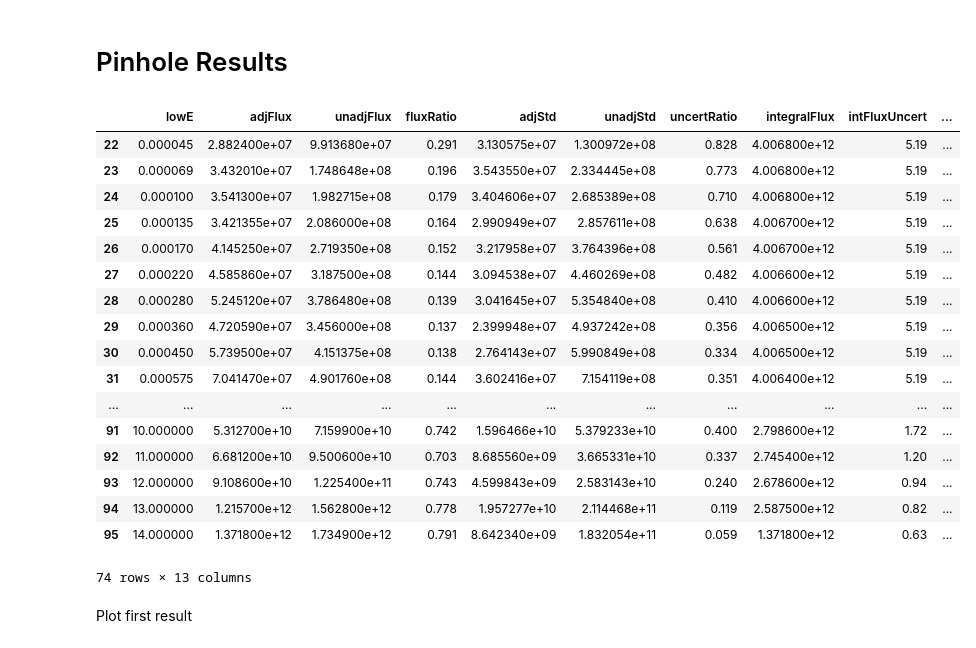
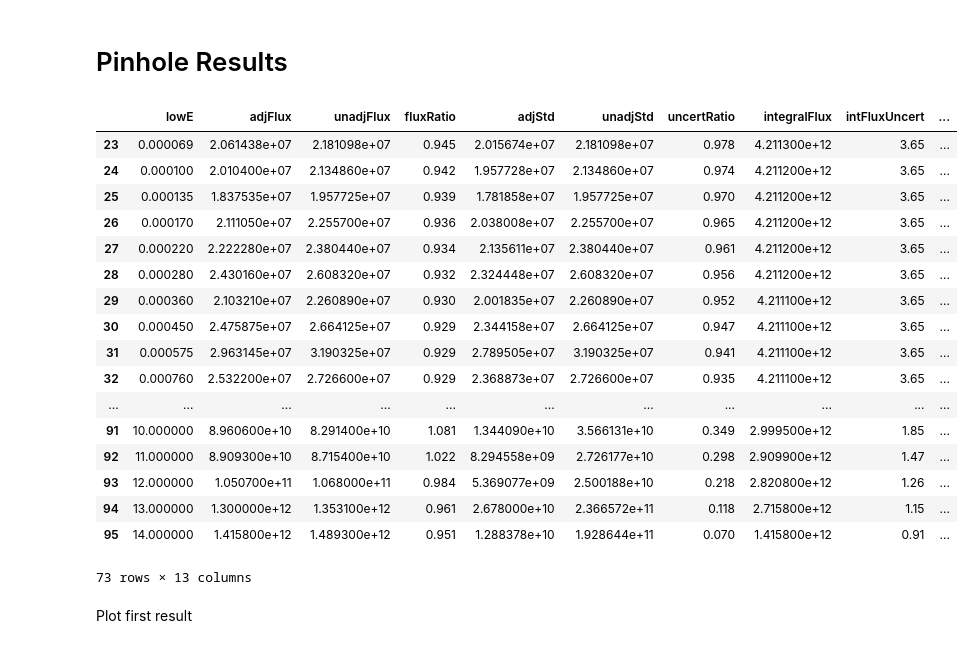
Before and after one commit to nickquartemont/NENG612, a Jupyter notebook: NIF_Unfold/Unfold/Unfold_Walkthrough1.ipynb, the cells around one changed output. Drawn from its saved outputs; the diff is of its cells as text; code cells hidden in the pictures.

```diff
--- a/NIF_Unfold/Unfold/Unfold_Walkthrough1.ipynb
+++ b/NIF_Unfold/Unfold/Unfold_Walkthrough1.ipynb
@@ -71,44 +71,44 @@ STAYSL is ran by executing the executable from the command line
 # %%
 import pandas as pd
 from DataAnalysis.DataManipulation import bin_integration, bin_differentiation
 
-path = 'C:/Users/nickq/Documents/AFIT_Masters/NENG612/NIF_Unfold/Unfold/STAYSL/Pin_N120405v2/stayslin.out'
+path = 'C:/Users/nickq/Documents/AFIT_Masters/NENG612/NIF_Unfold/Unfold/STAYSL/Pin_N120405_iter/stayslin.out'
 df = pd.read_table(path, engine='python', sep='\s+', skiprows=101, skipfooter=649, header=None,
                    names=['lowE', 'adjFlux', 'unadjFlux', 'fluxRatio', 'adjStd',
                           'unadjStd', 'uncertRatio', 'integralFlux', 'intFluxUncert'])
 
 df.apply(pd.to_numeric)
 
 df['adjFlux'] = bin_integration(df['lowE'].tolist(), df['adjFlux'].tolist(), 'low')
 df['adjLethargy'] =  bin_differentiation(df['lowE'].tolist(), df['adjFlux'].tolist(), 'low', True)
 df['unadjFlux'] = bin_integration(df['lowE'].tolist(), df['unadjFlux'].tolist(), 'low')
 df['unadjLethargy'] =  bin_differentiation(df['lowE'].tolist(), df['unadjFlux'].tolist(), 'low', True)
 
 df['adjLethargyStd'] = df['adjStd'] * df['adjLethargy'] / 100
 df['unadjLethargyStd'] = df['unadjStd'] * df['adjLethargy'] / 100
 df['adjStd'] = df['adjStd'] * df['adjFlux'] / 100
 df['unadjStd'] = df['unadjStd'] * df['unadjFlux'] / 100
 
 df
 # %% [output]
 |  | lowE | adjFlux | unadjFlux | fluxRatio | adjStd | unadjStd | uncertRatio | integralFlux | intFluxUncert | ... |
-| 22 | 0.000045 | 2.882400e+07 | 9.913680e+07 | 0.291 | 3.130575e+07 | 1.300972e+08 | 0.828 | 4.006800e+12 | 5.19 | ... |
-| 23 | 0.000069 | 3.432010e+07 | 1.748648e+08 | 0.196 | 3.543550e+07 | 2.334445e+08 | 0.773 | 4.006800e+12 | 5.19 | ... |
-| 24 | 0.000100 | 3.541300e+07 | 1.982715e+08 | 0.179 | 3.404606e+07 | 2.685389e+08 | 0.710 | 4.006800e+12 | 5.19 | ... |
-| 25 | 0.000135 | 3.421355e+07 | 2.086000e+08 | 0.164 | 2.990949e+07 | 2.857611e+08 | 0.638 | 4.006700e+12 | 5.19 | ... |
-| 26 | 0.000170 | 4.145250e+07 | 2.719350e+08 | 0.152 | 3.217958e+07 | 3.764396e+08 | 0.561 | 4.006700e+12 | 5.19 | ... |
-| 27 | 0.000220 | 4.585860e+07 | 3.187500e+08 | 0.144 | 3.094538e+07 | 4.460269e+08 | 0.482 | 4.006600e+12 | 5.19 | ... |
-| 28 | 0.000280 | 5.245120e+07 | 3.786480e+08 | 0.139 | 3.041645e+07 | 5.354840e+08 | 0.410 | 4.006600e+12 | 5.19 | ... |
-| 29 | 0.000360 | 4.720590e+07 | 3.456000e+08 | 0.137 | 2.399948e+07 | 4.937242e+08 | 0.356 | 4.006500e+12 | 5.19 | ... |
-| 30 | 0.000450 | 5.739500e+07 | 4.151375e+08 | 0.138 | 2.764143e+07 | 5.990849e+08 | 0.334 | 4.006500e+12 | 5.19 | ... |
-| 31 | 0.000575 | 7.041470e+07 | 4.901760e+08 | 0.144 | 3.602416e+07 | 7.154119e+08 | 0.351 | 4.006400e+12 | 5.19 | ... |
+| 23 | 0.000069 | 2.061438e+07 | 2.181098e+07 | 0.945 | 2.015674e+07 | 2.181098e+07 | 0.978 | 4.211300e+12 | 3.65 | ... |
+| 24 | 0.000100 | 2.010400e+07 | 2.134860e+07 | 0.942 | 1.957728e+07 | 2.134860e+07 | 0.974 | 4.211200e+12 | 3.65 | ... |
+| 25 | 0.000135 | 1.837535e+07 | 1.957725e+07 | 0.939 | 1.781858e+07 | 1.957725e+07 | 0.970 | 4.211200e+12 | 3.65 | ... |
+| 26 | 0.000170 | 2.111050e+07 | 2.255700e+07 | 0.936 | 2.038008e+07 | 2.255700e+07 | 0.965 | 4.211200e+12 | 3.65 | ... |
+| 27 | 0.000220 | 2.222280e+07 | 2.380440e+07 | 0.934 | 2.135611e+07 | 2.380440e+07 | 0.961 | 4.211200e+12 | 3.65 | ... |
+| 28 | 0.000280 | 2.430160e+07 | 2.608320e+07 | 0.932 | 2.324448e+07 | 2.608320e+07 | 0.956 | 4.211200e+12 | 3.65 | ... |
+| 29 | 0.000360 | 2.103210e+07 | 2.260890e+07 | 0.930 | 2.001835e+07 | 2.260890e+07 | 0.952 | 4.211100e+12 | 3.65 | ... |
+| 30 | 0.000450 | 2.475875e+07 | 2.664125e+07 | 0.929 | 2.344158e+07 | 2.664125e+07 | 0.947 | 4.211100e+12 | 3.65 | ... |
+| 31 | 0.000575 | 2.963145e+07 | 3.190325e+07 | 0.929 | 2.789505e+07 | 3.190325e+07 | 0.941 | 4.211100e+12 | 3.65 | ... |
+| 32 | 0.000760 | 2.532200e+07 | 2.726600e+07 | 0.929 | 2.368873e+07 | 2.726600e+07 | 0.935 | 4.211100e+12 | 3.65 | ... |
 | ... | ... | ... | ... | ... | ... | ... | ... | ... | ... | ... |
-| 91 | 10.000000 | 5.312700e+10 | 7.159900e+10 | 0.742 | 1.596466e+10 | 5.379233e+10 | 0.400 | 2.798600e+12 | 1.72 | ... |
-| 92 | 11.000000 | 6.681200e+10 | 9.500600e+10 | 0.703 | 8.685560e+09 | 3.665331e+10 | 0.337 | 2.745400e+12 | 1.20 | ... |
-| 93 | 12.000000 | 9.108600e+10 | 1.225400e+11 | 0.743 | 4.599843e+09 | 2.583143e+10 | 0.240 | 2.678600e+12 | 0.94 | ... |
-| 94 | 13.000000 | 1.215700e+12 | 1.562800e+12 | 0.778 | 1.957277e+10 | 2.114468e+11 | 0.119 | 2.587500e+12 | 0.82 | ... |
-| 95 | 14.000000 | 1.371800e+12 | 1.734900e+12 | 0.791 | 8.642340e+09 | 1.832054e+11 | 0.059 | 1.371800e+12 | 0.63 | ... |
+| 91 | 10.000000 | 8.960600e+10 | 8.291400e+10 | 1.081 | 1.344090e+10 | 3.566131e+10 | 0.349 | 2.999500e+12 | 1.85 | ... |
+| 92 | 11.000000 | 8.909300e+10 | 8.715400e+10 | 1.022 | 8.294558e+09 | 2.726177e+10 | 0.298 | 2.909900e+12 | 1.47 | ... |
+| 93 | 12.000000 | 1.050700e+11 | 1.068000e+11 | 0.984 | 5.369077e+09 | 2.500188e+10 | 0.218 | 2.820800e+12 | 1.26 | ... |
+| 94 | 13.000000 | 1.300000e+12 | 1.353100e+12 | 0.961 | 2.678000e+10 | 2.366572e+11 | 0.118 | 2.715800e+12 | 1.15 | ... |
+| 95 | 14.000000 | 1.415800e+12 | 1.489300e+12 | 0.951 | 1.288378e+10 | 1.928644e+11 | 0.070 | 1.415800e+12 | 0.91 | ... |
-74 rows × 13 columns
+73 rows × 13 columns
 # %% [markdown]
 Plot first result
 # %%
```
Also changed, not shown: parts of 5 cells of this notebook, 23 other files.
